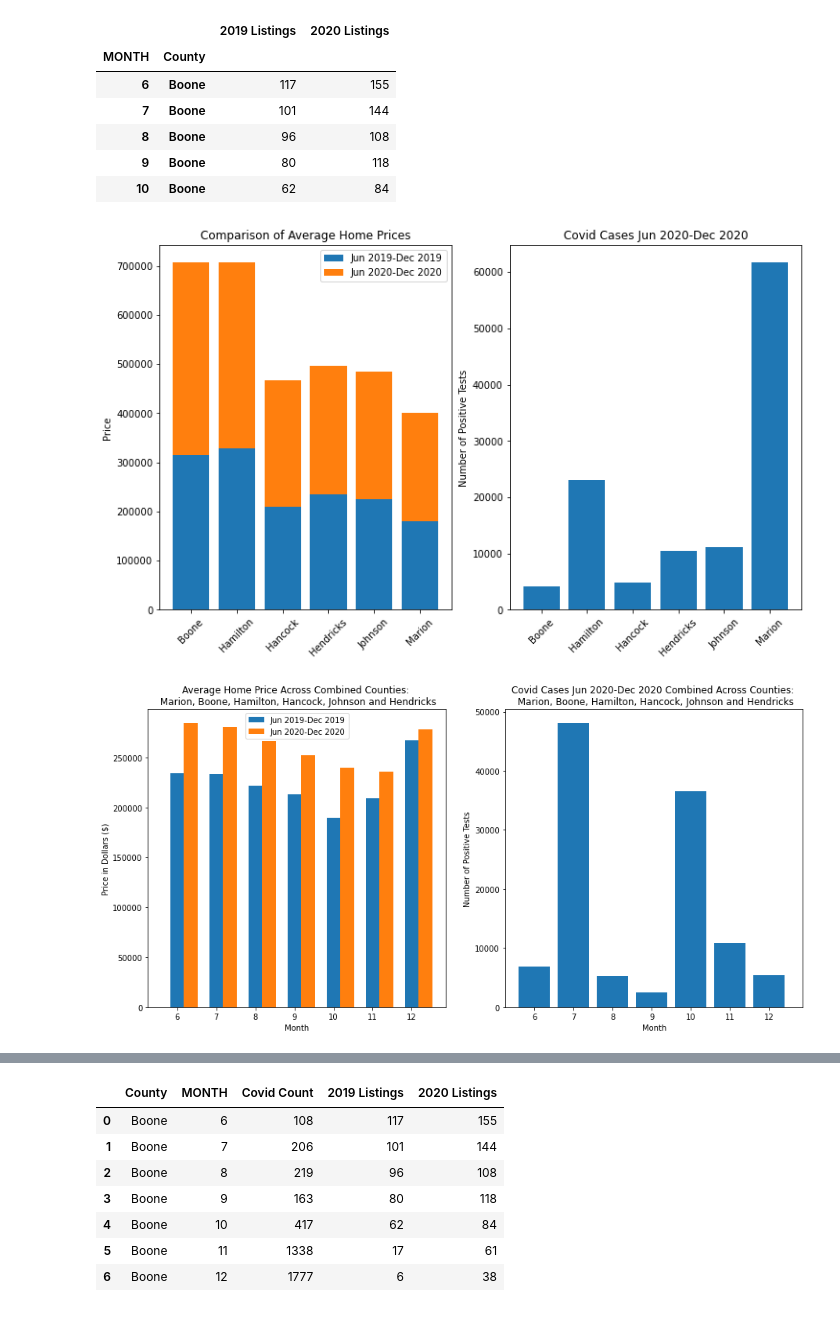
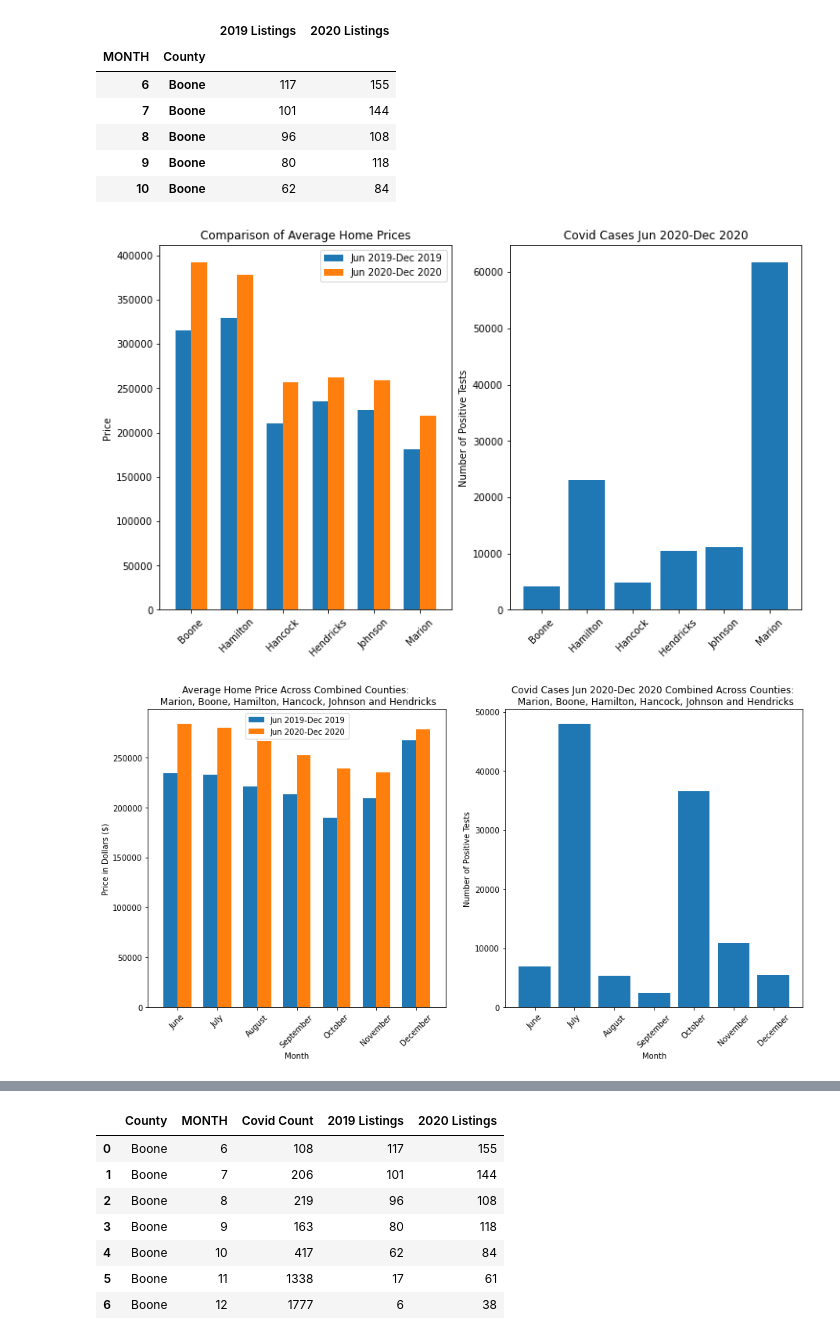
Before and after one commit to c-kleerun/COVID-Housing-Comparison, a Jupyter notebook: Covid-Housing-Analysis.ipynb, the cells around one changed output, grey strips where cells are left out. Drawn from its saved outputs; the diff is of its cells as text; code cells hidden in the pictures.

Commit message:
changed x-labels to month name for all graphs, formatted graphs to put tick in the middle, added average price/covid graph to output

```diff
--- a/Covid-Housing-Analysis.ipynb
+++ b/Covid-Housing-Analysis.ipynb
@@ -188,19 +188,26 @@ rs_combined_listing.head()
 | 9 | Boone | 80 | 118 |
 | 10 | Boone | 62 | 84 |
 # %%
-covid = covid_county_df
+covid = covid_county_df.reset_index()
+covid
 county_avg_19 = rs_combined_county.groupby('County')['2019 Price'].mean()
 county_avg_20 = rs_combined_county.groupby('County')['2020 Price'].mean()
 
-x_axis = list(covid.index)
+x_axis = covid.index
 fig, ax = plt.subplots(1, 2, figsize=(12,7), sharex=True, sharey=False)
+width=0.35
 
-p1=ax[0].bar(x_axis, county_avg_19)
-p2=ax[0].bar(x_axis, county_avg_20, bottom=county_avg_19)
+ticks = covid.index
+labels = ['Boone', 'Hamilton', 'Hancock', 'Hendricks', 'Johnson', 'Marion']
+
+p1=ax[0].bar(x_axis-width/2, county_avg_19, width)
+p2=ax[0].bar(x_axis+width/2, county_avg_20, width)
 
 ax[0].set_title('Comparison of Average Home Prices')
 ax[0].set_ylabel('Price')
 ax[0].tick_params(axis='x', labelrotation=45)
+ax[0].set_xticks(ticks)
+ax[0].set_xticklabels(labels)
 ax[0].legend((p1[0], p2[0]), ('Jun 2019-Dec 2019', 'Jun 2020-Dec 2020'))
 
 p3=ax[1].bar(x_axis, covid['COVID_COUNT'])
@@ -209,37 +216,52 @@ ax[1].set_ylabel('Number of Positive Tests')
 ax[1].tick_params(axis='x', labelrotation=45)
 ax[1].legend
 
+plt.savefig('output/average_price_covid.png')
+
 plt.show()
 # %% [output]
-[figure, old version]
+[figure, new version]
+# %%
+covid = covid_month_county.reset_index()
+rs_combined_price=rs_combined_price.reset_index()
+rs_19_month = rs_19_month.reset_index()
+rs_20_month = rs_20_month.reset_index()
 # %%
-covid = covid_month_county
 price_19 = rs_combined_price['2019 Price']
 price_20 = rs_combined_price['2020 Price']
 
 x_axis1 = covid_month_county.index
 x_axis2 = rs_combined_price.index
+
+width = 0.35
+ticks = np.arange(len(covid.index))
+labels = ['June', 'July', 'August', 'September', 'October', 'November', 'December']
+
 fig, ax = plt.subplots(1, 2, figsize=(15,7), sharex=True, sharey=False)
-width=0.35
 
-p1=ax[0].bar(x_axis2, price_19.values, width)
-p2=ax[0].bar(x_axis2+width, price_20.values, width)
+p1=ax[0].bar(x_axis2-width/2, price_19.values, width)
+p2=ax[0].bar(x_axis2+width/2, price_20.values, width)
 
 ax[0].set_title('Average Home Price Across Combined Counties: \n Marion, Boone, Hamilton, Hancock, Johnson and Hendricks')
 ax[0].set_ylabel('Price in Dollars ($)')
 ax[0].set_xlabel('Month')
+ax[0].tick_params(axis='x', labelrotation=45)
+ax[0].set_xticks(ticks)
+ax[0].set_xticklabels(labels)
 ax[0].legend((p1[0], p2[0]), ('Jun 2019-Dec 2019', 'Jun 2020-Dec 2020'))
 
 p3=ax[1].bar(x_axis2, covid['COVID_COUNT'])
 ax[1].set_title('Covid Cases Jun 2020-Dec 2020 Combined Across Counties: \n Marion, Boone, Hamilton, Hancock, Johnson and Hendricks')
 ax[1].set_ylabel('Number of Positive Tests')
 ax[1].set_xlabel('Month')
+ax[1].tick_params(axis='x', labelrotation=45)
+
 ax[1].legend
 
 plt.savefig('output/price_covid.png')
 
 plt.show()
 # %% [output]
-[figure, old version]
+[figure, new version]
 # %%
 covid = covid_month_county
```
Also changed, not shown: parts of 2 cells of this notebook, 4 other files.
